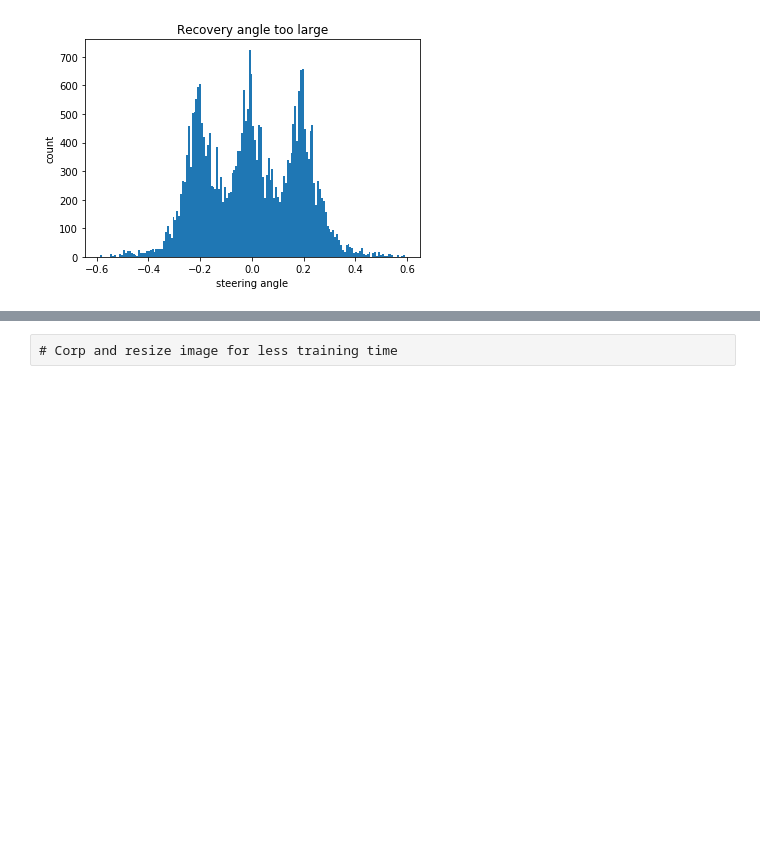
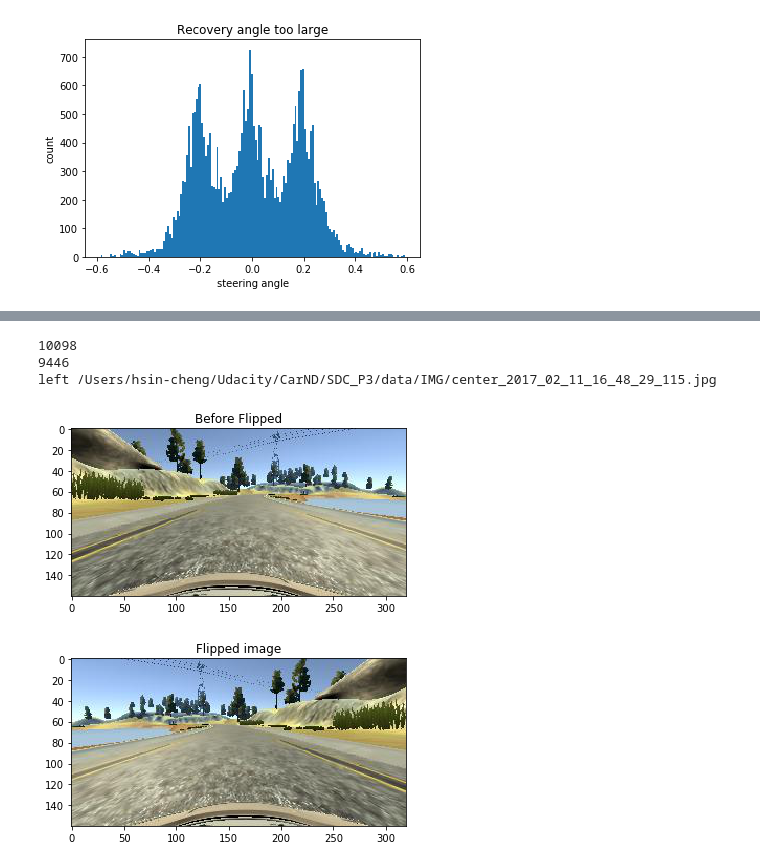
Before and after one commit to olala7846/Behavioral-Cloning, a Jupyter notebook: Analyse Project 3 data.ipynb, the cells around one changed output, grey strips where cells are left out. Drawn from its saved outputs; the diff is of its cells as text; code cells hidden in the pictures; blank space fills up the shorter version.

```diff
--- a/Analyse Project 3 data.ipynb
+++ b/Analyse Project 3 data.ipynb
@@ -177,2 +187,29 @@ left /Users/hsin-cheng/Udacity/CarND/SDC_P3/data/IMG/left_2017_02_11_16_40_19_18
-# %% [raw]
-# Corp and resize image for less training time
+# %%
+# Flip image horizontally
+
+print(len(center_images))
+rand_index = random.randint(0, len(center_images))
+print(rand_index)
+center_img_path = center_images[rand_index]
+
+# display left image
+print('left %s'% center_img_path)
+abs_path = os.path.join(os.getcwd(), 'data', center_img_path)
+img = mpimg.imread(abs_path)
+plt.imshow(img)
+plt.title('Before Flipped')
+plt.savefig("origin.png")
+plt.show()
+
+# display left image
+flipped_img = np.fliplr(img)
+plt.imshow(flipped_img)
+plt.title('Flipped image')
+plt.savefig("flipped.png")
+plt.show()
+# %% [output]
+10098
+9446
+left /Users/hsin-cheng/Udacity/CarND/SDC_P3/data/IMG/center_2017_02_11_16_48_29_115.jpg
+[figure, added]
+[figure, added]
```
Also changed, not shown: parts of 6 cells of this notebook, 14 other files.
